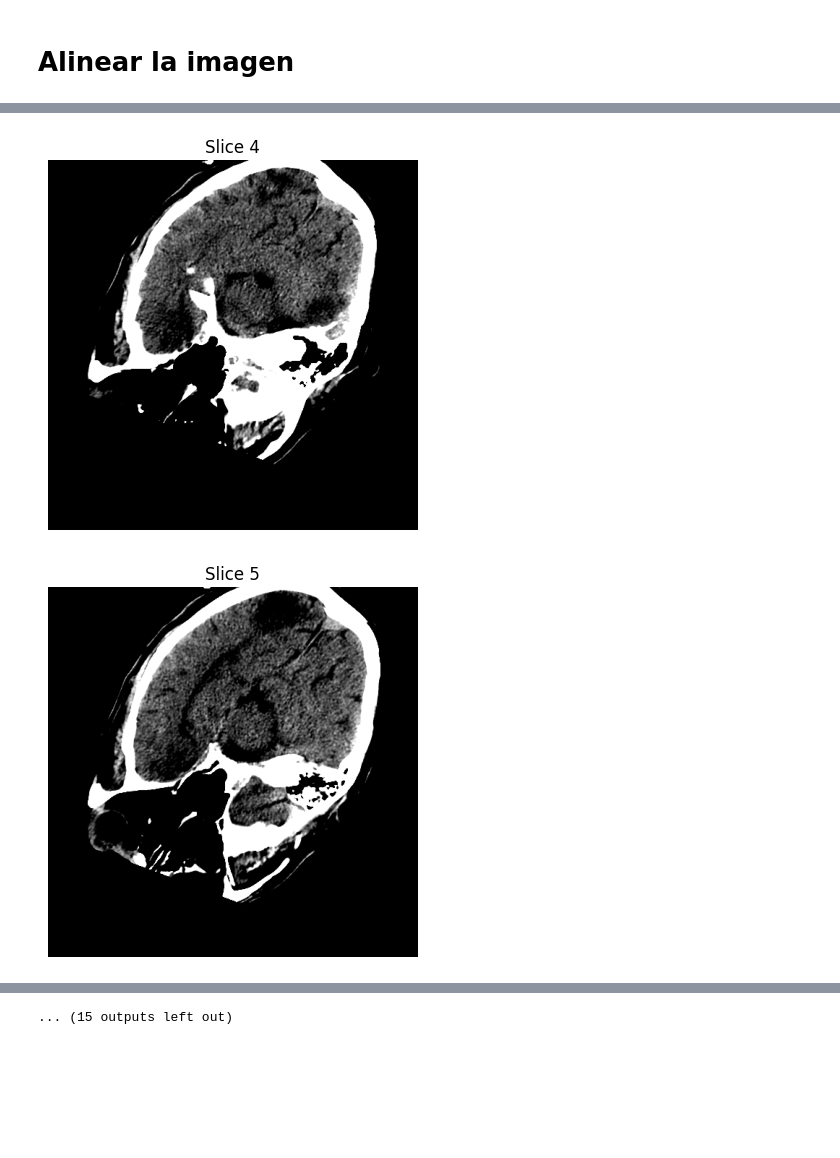
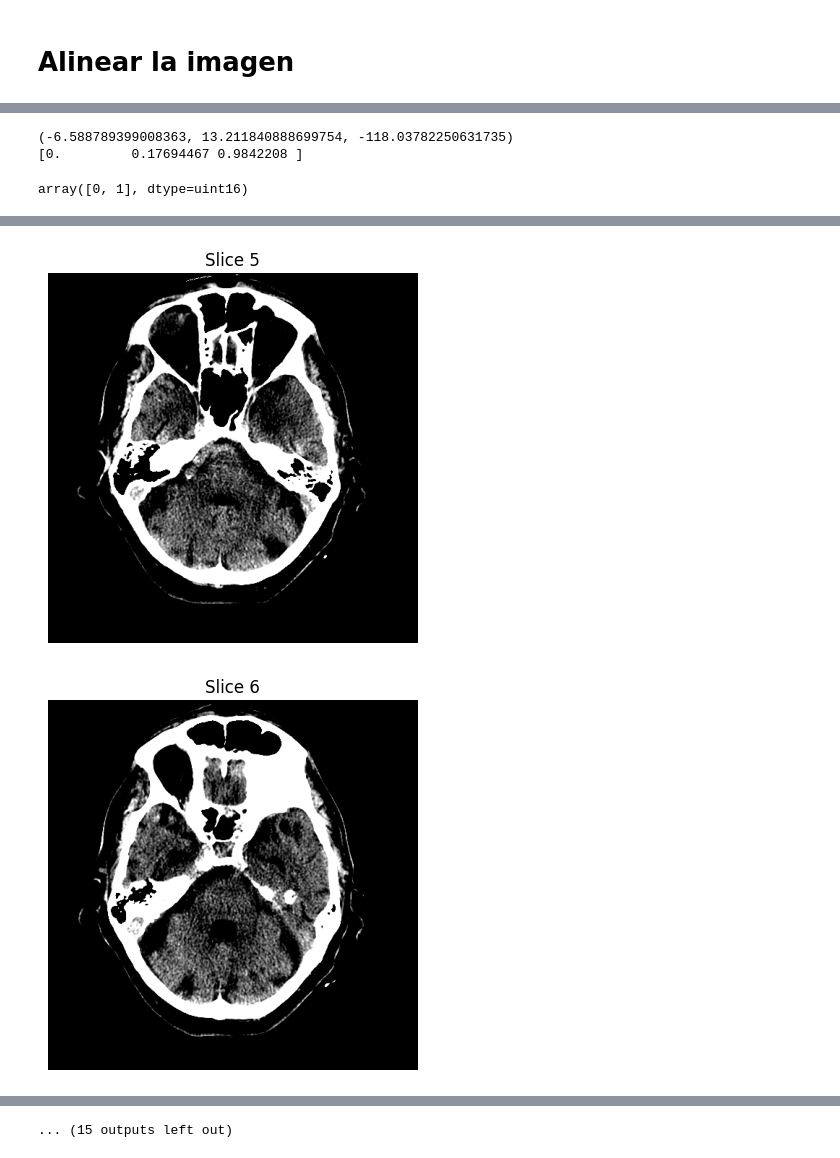
Before and after one commit to Traintain/DICOM_tools, a Jupyter notebook: Preprocessing.ipynb, the cells around one changed output, grey strips where cells are left out. Drawn from its saved outputs; the diff is of its cells as text; code cells hidden in the pictures; blank space fills up the shorter version.

Commit message:
Adjust the rotation of the volumes

```diff
--- a/Preprocessing.ipynb
+++ b/Preprocessing.ipynb
@@ -8,5 +9,6 @@ import matplotlib.pyplot as plt
 # %%
-img_path = "C:/Users/jmriv/Dataset006_FSFB/imagesTr/FSFB_001_0000.nii.gz"
+img_path = "D:/jm.rivera/nnUnet_data/nnUNet_raw/Dataset009_FSFBMask/imagesTr/FSFBMask_001_0000.nii.gz"
+mask_path = "D:/jm.rivera/nnUnet_data/nnUNet_raw/Dataset009_FSFBMask/labelsTr/FSFBMask_001.nii.gz"
 # %%
 def apply_window(image, wl, ww):
     lower = wl - ww / 2
@@ -71,3 +71,6 @@ middle_value = int(np.mean(z_indices)) - 9
+# %%
+z_indices = np.where(mask_np.sum(axis=(1, 2)) > 0)[0]
+middle_value = int(np.mean(z_indices))
 # %%
 def show_slice(idx):
     windowed_slice = apply_window(ct_np[idx], 40, 40)
@@ -81,7 +84,7 @@ def show_slice(idx):
     plt.show()
 
 
-#for i in range(ct_np.shape[0]):
-#    show_slice(i)
-show_slice(middle_value)
+for i in range(ct_np.shape[0]):
+    show_slice(i)
+# show_slice(middle_value)
 # %% [output]
@@ -262,13 +226,62 @@ resampled = sitk.Resample(
+# %%
+# Get the center of mass of the image
+stats = sitk.LabelShapeStatisticsImageFilter()
+stats.Execute(largest_mask)
+
+label = 1
+center_physical = stats.GetCentroid(label)
+print(center_physical)
+
+# Get the vertical axis to rotate
+direction = ct_image.GetDirection()
+direction_matrix = np.array(direction).reshape(3,3)
+vertical_ax = direction_matrix[:,2]
+print(vertical_ax)
+
+# Rotate colume using Simple ITK
+transform = sitk.VersorRigid3DTransform()
+transform.SetCenter(center_physical)
+angle_rad = np.deg2rad(rotation)
+transform.SetRotation(vertical_ax.tolist(), angle_rad)
+
+
+resampled = sitk.Resample(
+    ct_image,   # input image
+    ct_image,   # Image to take into accout for output size, spacing, origin, direction, etc.
+    transform,  # Transformation to apply
+    sitk.sitkBSpline,    # Iterpolator, other options are sitk.sitklinear, sitk.sitkBSpline and sitk.sitkNearesNeighbor
+    -1024,        # Value to use when coordinates fall outside the image
+    ct_image.GetPixelID()   # Keeps the same datatype for value representation
+)
+
+mask_image = load_and_standardize(mask_path)
+
+resampled_mask = sitk.Resample(
+    mask_image,   # input image
+    ct_image,   # Image to take into accout for output size, spacing, origin, direction, etc.
+    transform,  # Transformation to apply
+    sitk.sitkNearestNeighbor,    # Iterpolator, other options are sitk.sitklinear, sitk.sitkBSpline and sitk.sitkNearesNeighbor
+    0,        # Value to use when coordinates fall outside the image
+    mask_image.GetPixelID()   # Keeps the same datatype for value representation
+)
+# %% [output]
+(-6.588789399008363, 13.211840888699754, -118.03782250631735)
+[0.         0.17694467 0.9842208 ]
+# %%
+np.unique(resampled_mask_arr)
+# %% [output]
+array([0, 1], dtype=uint16)
 # %%
 resampled_arr = sitk.GetArrayFromImage(resampled)  # (z, y, x)
+resampled_mask_arr = sitk.GetArrayFromImage(resampled_mask)  # (z, y, x)
 def show_slice(idx):
     windowed_slice = apply_window(resampled_arr[idx], 40, 40)
 
     plt.imshow(np.fliplr(windowed_slice), cmap="gray", origin="lower")  # fix display flip
-    #mask_overlay = np.ma.masked_where(mask_np[idx] == 0, mask_np[idx])
-    #plt.imshow(np.fliplr(mask_overlay), alpha=0.6, origin="lower")
+    mask_overlay = np.ma.masked_where(resampled_mask_arr[idx] == 0, mask_np[idx])
+    plt.imshow(np.fliplr(mask_overlay), alpha=0.8, origin="lower")
 
-    plt.title(f"Slice {idx}")
+    plt.title(f"Slice {idx+1}")
     plt.axis("off")
     plt.show()
 
@@ -283,2 +296,2 @@ for i in range(resampled_arr.shape[0]):
-[figure, old version]
+[figure, new version]
-[figure, old version]
+[figure, new version]
```
Also changed, not shown: parts of 11 cells of this notebook.
